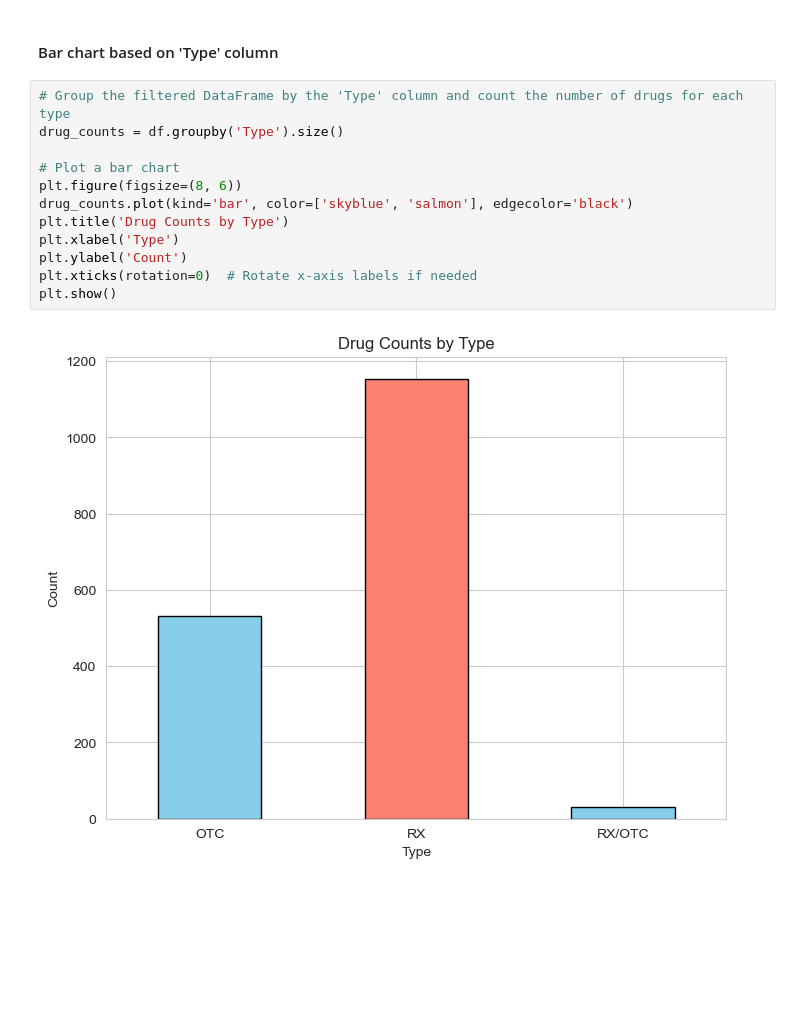
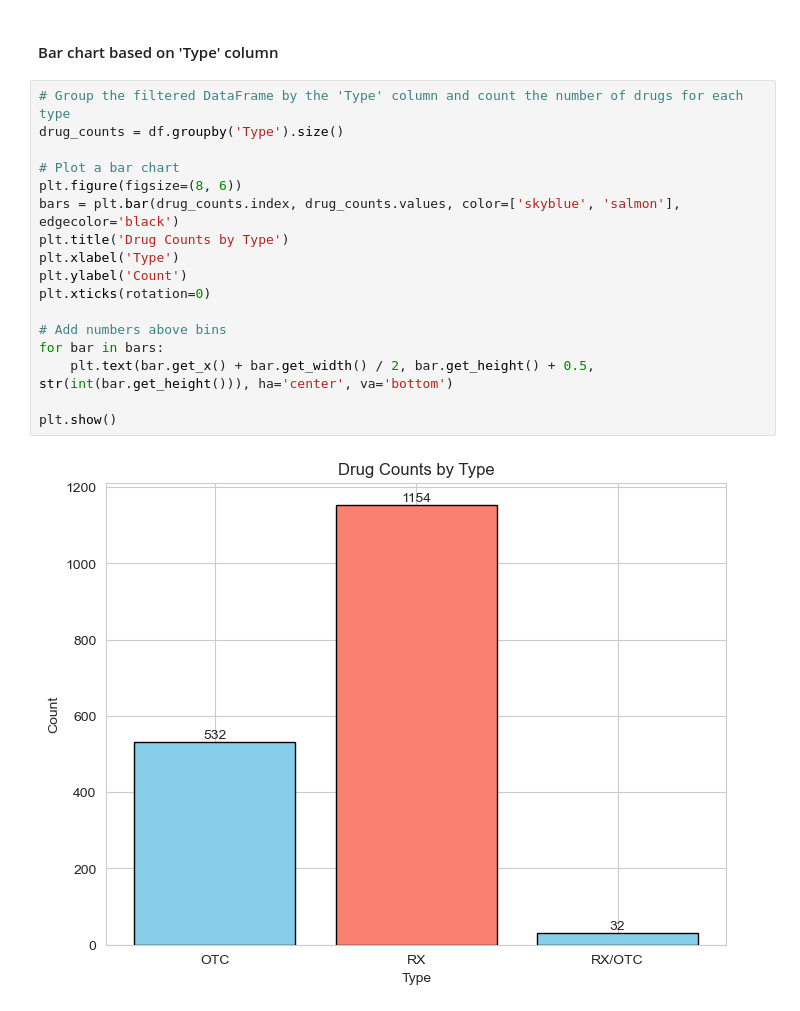
Before and after one commit to dominikvukelic/drug_performance_evaluation, a Jupyter notebook: graphs/graphs.ipynb, the cells around one changed output. Cells and saved outputs as stored; diff of their text form; blank space fills up the shorter version.

Commit message:
working on graphs

```diff
--- a/graphs/graphs.ipynb
+++ b/graphs/graphs.ipynb
@@ -121,14 +121,19 @@ plt.show()
 # %%
 # Group the filtered DataFrame by the 'Type' column and count the number of drugs for each type
 drug_counts = df.groupby('Type').size()
 
 # Plot a bar chart
 plt.figure(figsize=(8, 6))
-drug_counts.plot(kind='bar', color=['skyblue', 'salmon'], edgecolor='black')
+bars = plt.bar(drug_counts.index, drug_counts.values, color=['skyblue', 'salmon'], edgecolor='black')
 plt.title('Drug Counts by Type')
 plt.xlabel('Type')
 plt.ylabel('Count')
-plt.xticks(rotation=0)  # Rotate x-axis labels if needed
+plt.xticks(rotation=0)
+
+# Add numbers above bins
+for bar in bars:
+    plt.text(bar.get_x() + bar.get_width() / 2, bar.get_height() + 0.5, str(int(bar.get_height())), ha='center', va='bottom')
+
 plt.show()
 # %% [output]
-[figure, old version]
+[figure, new version]
```
